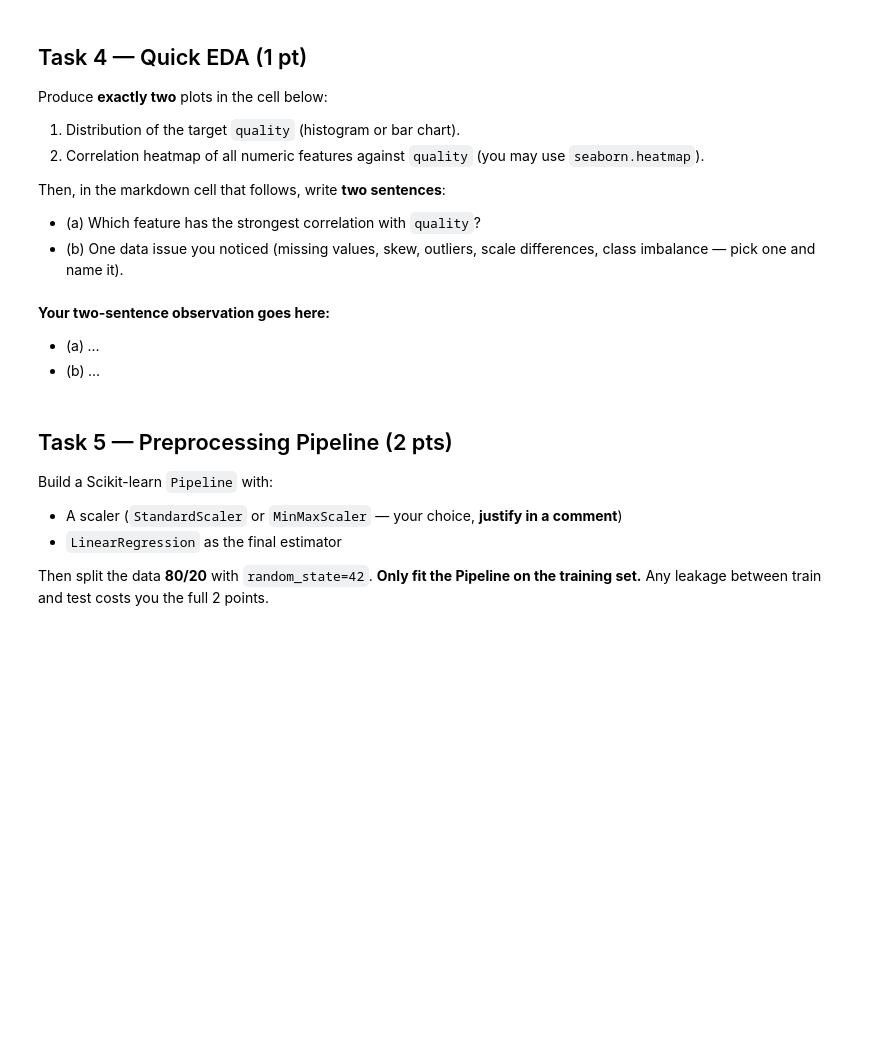
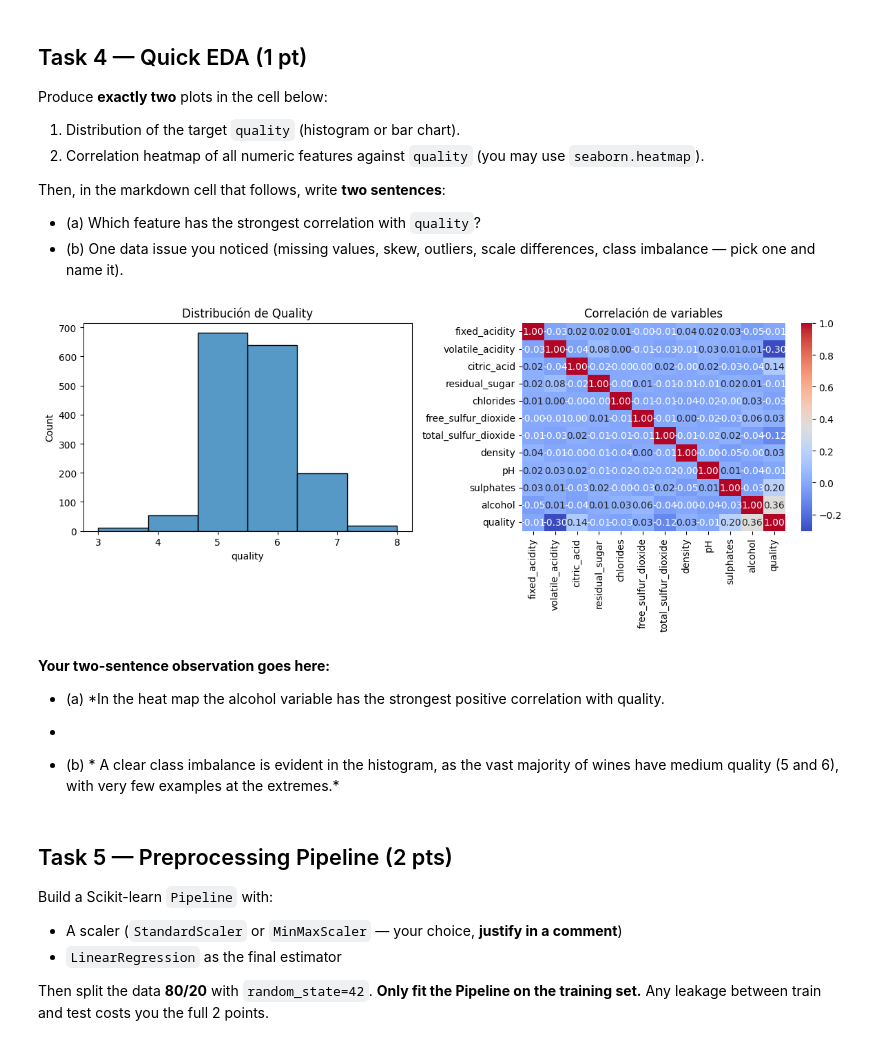
Before and after one commit to danielbazx/Machine-Learning-6-SIN-A-Mar-Jul-2026, a Jupyter notebook: notebooks/exam.ipynb, the cells around one changed output. Cells and saved outputs as stored; diff of their text form; code cells hidden in the pictures; blank space fills up the shorter version.

```diff
--- a/notebooks/exam.ipynb
+++ b/notebooks/exam.ipynb
@@ -96,6 +111,6 @@ print(f"target_value = {target_value}")
 Run the cell below to load the wine quality dataset. **Do not modify it.**
 # %%
 import pandas as pd
-df = pd.read_csv("../data/wine_quality.csv")
+df = pd.read_csv("/workspaces/Machine-Learning-6-SIN-A-Mar-Jul-2026/data/wine_quality.csv")
 print(f"Loaded {df.shape[0]} rows and {df.shape[1]} columns.")
 df.head()
@@ -112,13 +135,30 @@ Then, in the markdown cell that follows, write **two sentences**:
 # %%
 import matplotlib.pyplot as plt
 import seaborn as sns
 
 # TODO Task 4: produce the two required plots here.
+plt.figure(figsize=(12, 5))
+
+# 1. Distribución del target
+plt.subplot(1, 2, 1)
+sns.histplot(df['quality'], bins=6, kde=False)
+plt.title('Distribución de Quality')
+
+# 2. Heatmap de correlación
+plt.subplot(1, 2, 2)
+sns.heatmap(df.corr(), annot=True, cmap='coolwarm', fmt=".2f")
+plt.title('Correlación de variables')
+
+plt.tight_layout()
+plt.show()
+# %% [output]
+[figure, added]
 # %% [markdown]
 **Your two-sentence observation goes here:**
 
-- (a) *…*
-- (b) *…*
+- (a) *In the heat map the alcohol variable has the strongest positive correlation with quality.
+*
+- (b) * A clear class imbalance is evident in the histogram, as the vast majority of wines have medium quality (5 and 6), with very few examples at the extremes.*
 # %% [markdown]
 ## Task 5 — Preprocessing Pipeline (2 pts)
 
```
Also changed, not shown: parts of 7 cells of this notebook.
